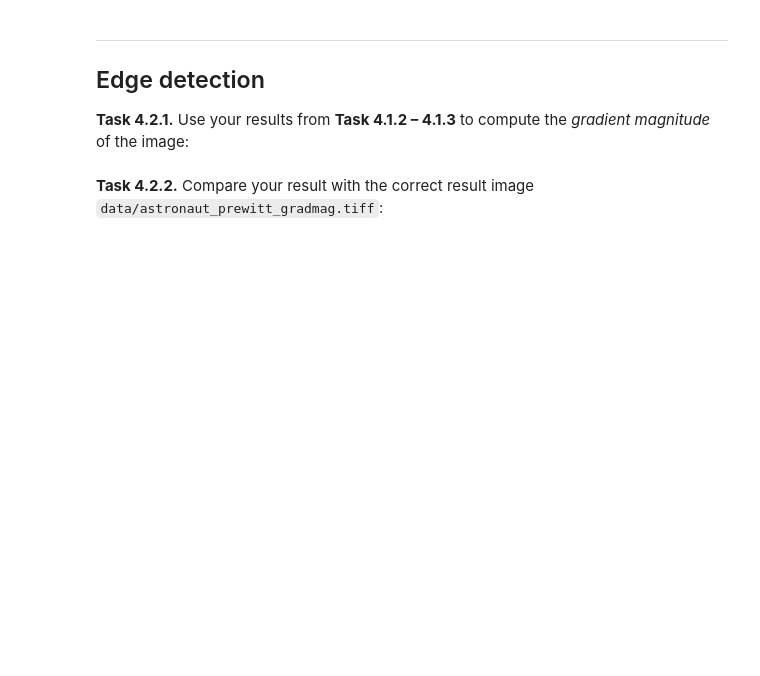
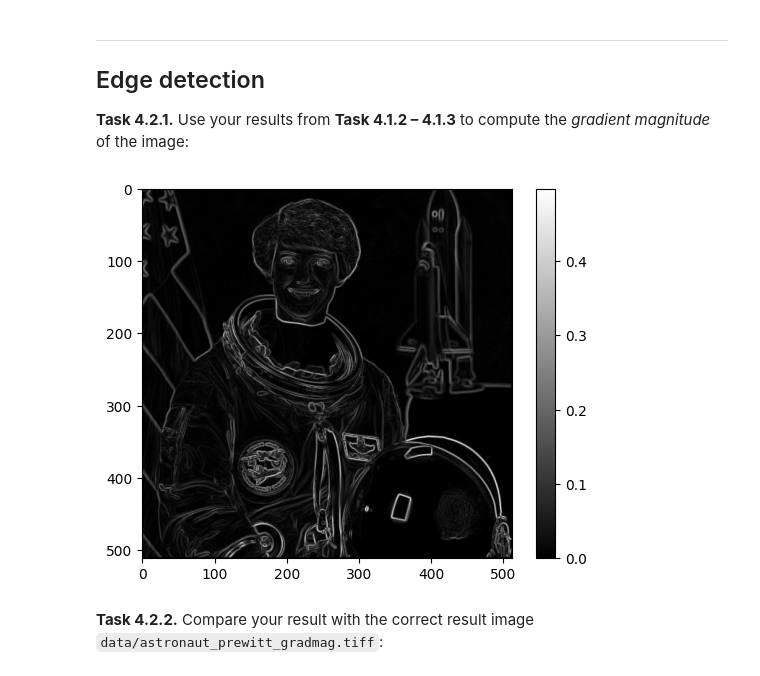
Before and after one commit to anmarfil/mobi-fs3-python, a Jupyter notebook: task4.ipynb, the cells around one changed output. Saved outputs shown, nothing was run; the diff lists cells and outputs as text; code cells hidden in the pictures; blank space fills up the shorter version.

```diff
--- a/task4.ipynb
+++ b/task4.ipynb
@@ -95,5 +93,14 @@ AssertionError:
 ## Edge detection
 
 **<a id="#">Task 4.2.1.</a>** Use your results from **Task 4.1.2 – 4.1.3** to compute the *gradient magnitude* of the image:
+# %%
+gradmag = numpy.sqrt(gx**2 + gy**2)
+
+plt.figure()
+plt.imshow(gradmag, "gray")
+plt.colorbar()
+plt.show()
+# %% [output]
+[figure, added]
 # %% [markdown]
 **<a id="#">Task 4.2.2.</a>** Compare your result with the correct result image `data/astronaut_prewitt_gradmag.tiff`:
```
Also changed, not shown: parts of 7 cells of this notebook.
